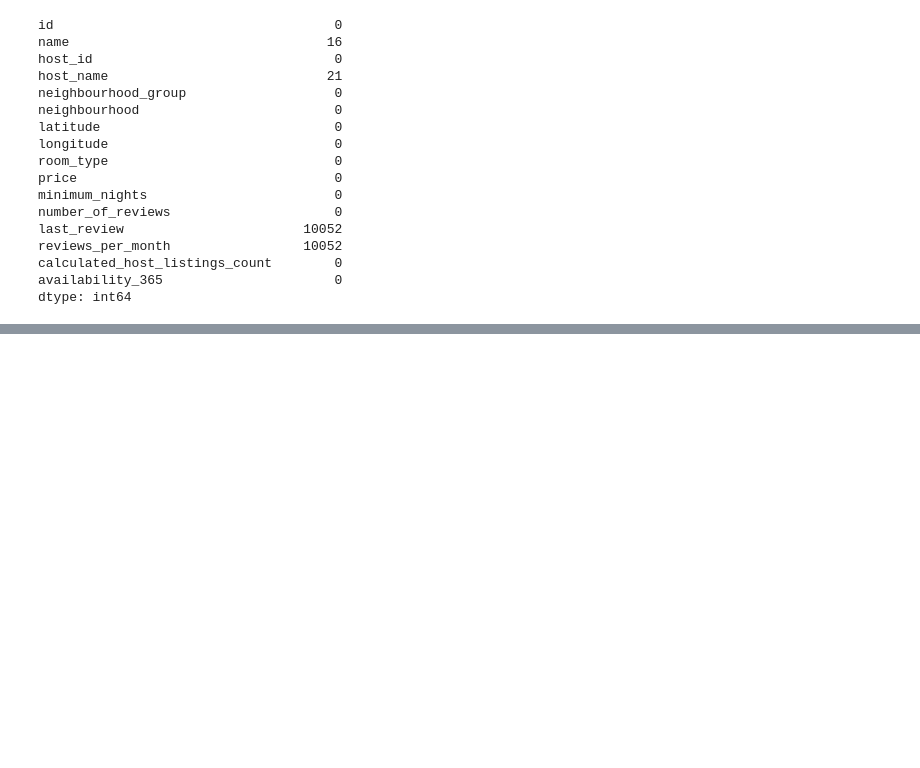
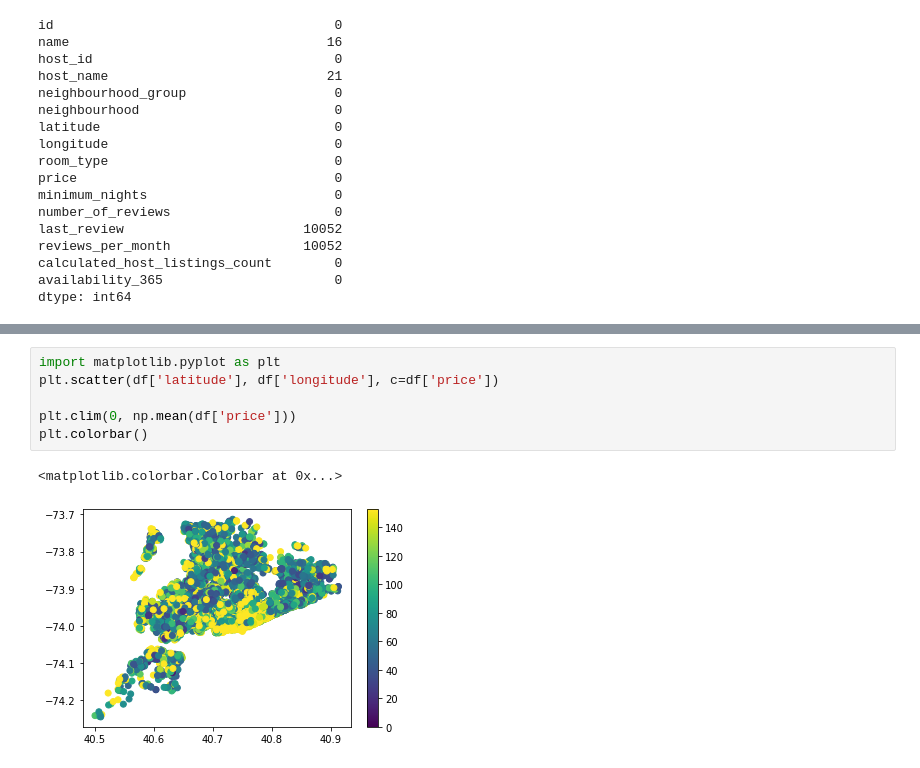
Before and after one commit to gyana-ranjan-dash/AirBnb-Booking-Analysis, a Jupyter notebook: Airbnb_Bookings_Analysis_Capstone_Project.ipynb, the cells around one changed output, grey strips where cells are left out. Saved outputs shown, nothing was run; the diff lists cells and outputs as text; blank space fills up the shorter version.

```diff
--- a/Airbnb_Bookings_Analysis_Capstone_Project.ipynb
+++ b/Airbnb_Bookings_Analysis_Capstone_Project.ipynb
@@ -56,0 +119,9 @@ dtype: int64
+# %%
+import matplotlib.pyplot as plt
+plt.scatter(df['latitude'], df['longitude'], c=df['price'])
+
+plt.clim(0, np.mean(df['price']))
+plt.colorbar()
+# %% [output]
+<matplotlib.colorbar.Colorbar at 0x...>
+[figure, added]
```
Also changed, not shown: parts of 13 cells of this notebook.
